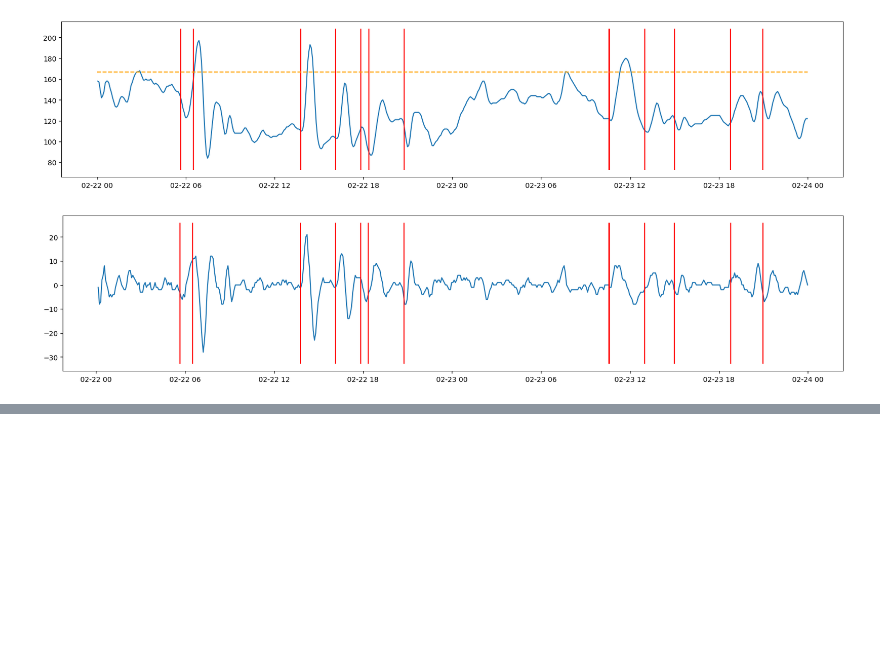
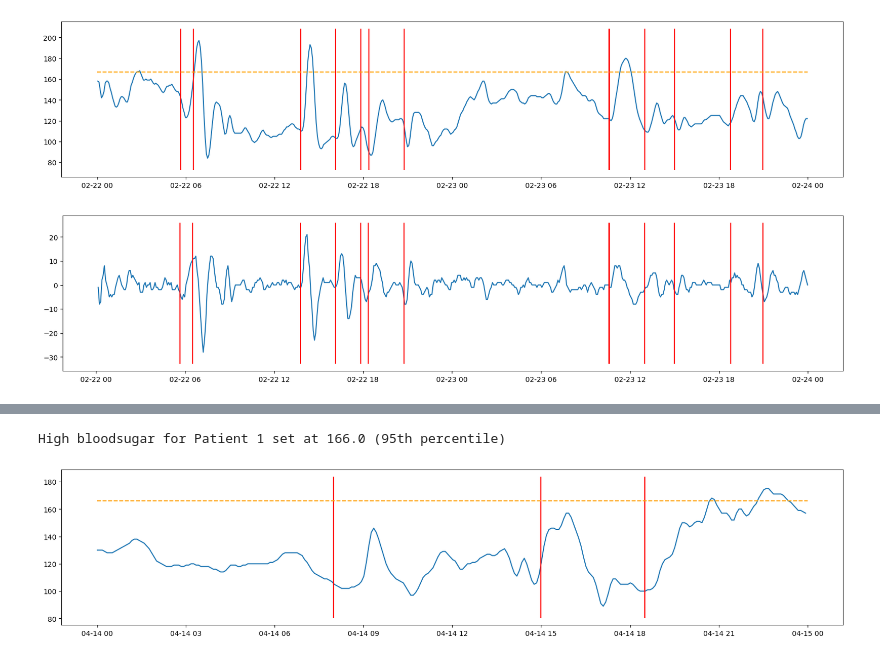
Before and after one commit to NoahGillespie/CGM, a Jupyter notebook: EDA.ipynb, the cells around one changed output, grey strips where cells are left out. Saved outputs shown, nothing was run; the diff lists cells and outputs as text; code cells hidden in the pictures; blank space fills up the shorter version.

```diff
--- a/EDA.ipynb
+++ b/EDA.ipynb
@@ -240,0 +256,11 @@ Now food intake shows up as a shock to the variability of the differences data.
+# %%
+high_threshold = np.percentile(data[11].glu, 95)
+print('High bloodsugar for Patient 1 set at', high_threshold, '(95th percentile)')
+
+plot_series_with_food(data[11].glu, data[11].food, '2020-04-14', '2020-04-14')
+plt.hlines(high_threshold, xmin=pd.Timestamp('2020-04-14'), xmax=pd.Timestamp('2020-04-14')+pd.Timedelta(days=1), colors="orange",linestyles="dashed")
+
+plt.show()
+# %% [output]
+High bloodsugar for Patient 1 set at 166.0 (95th percentile)
+[figure, added]
```
Also changed, not shown: parts of 6 cells of this notebook, 2 other files.
